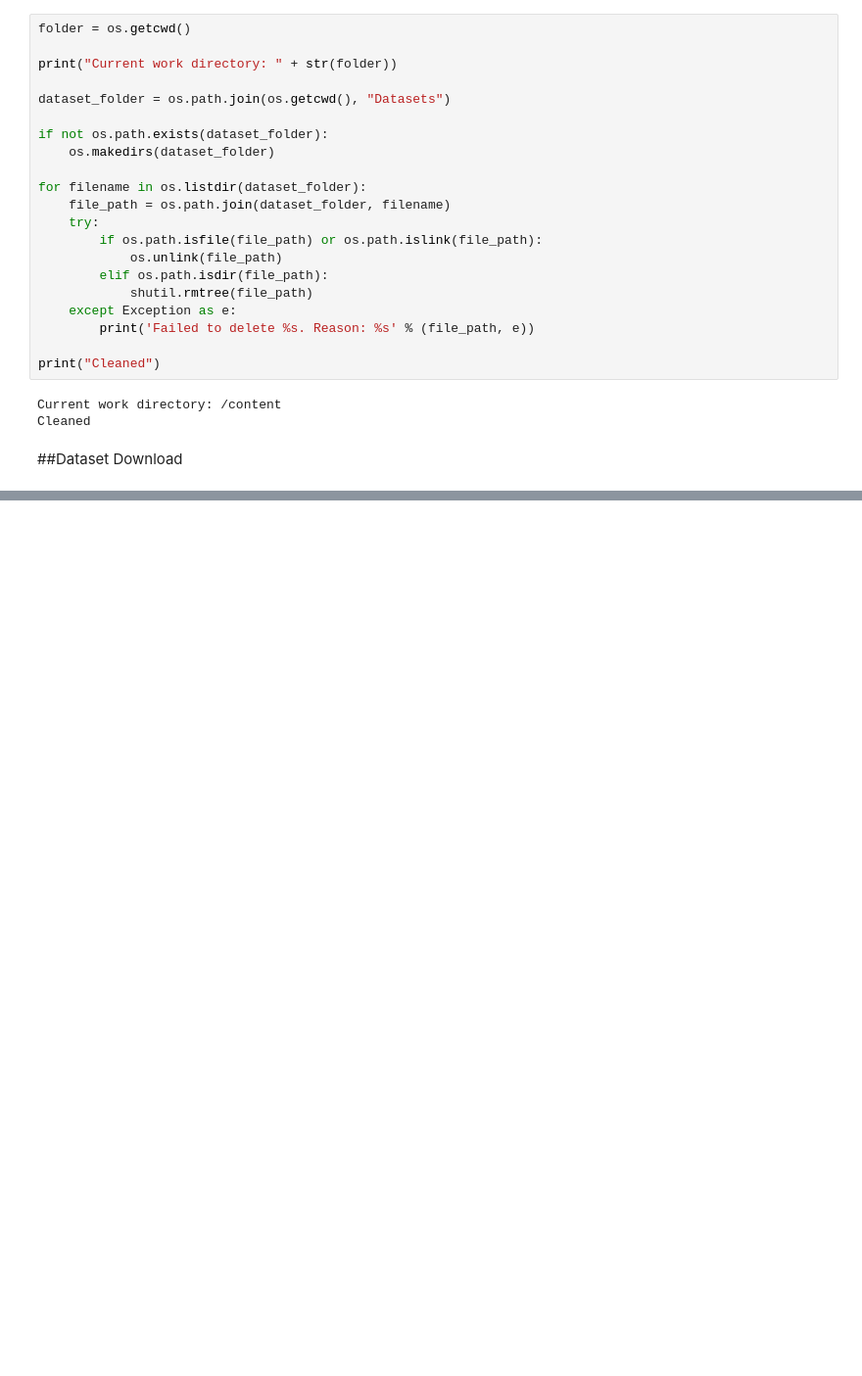
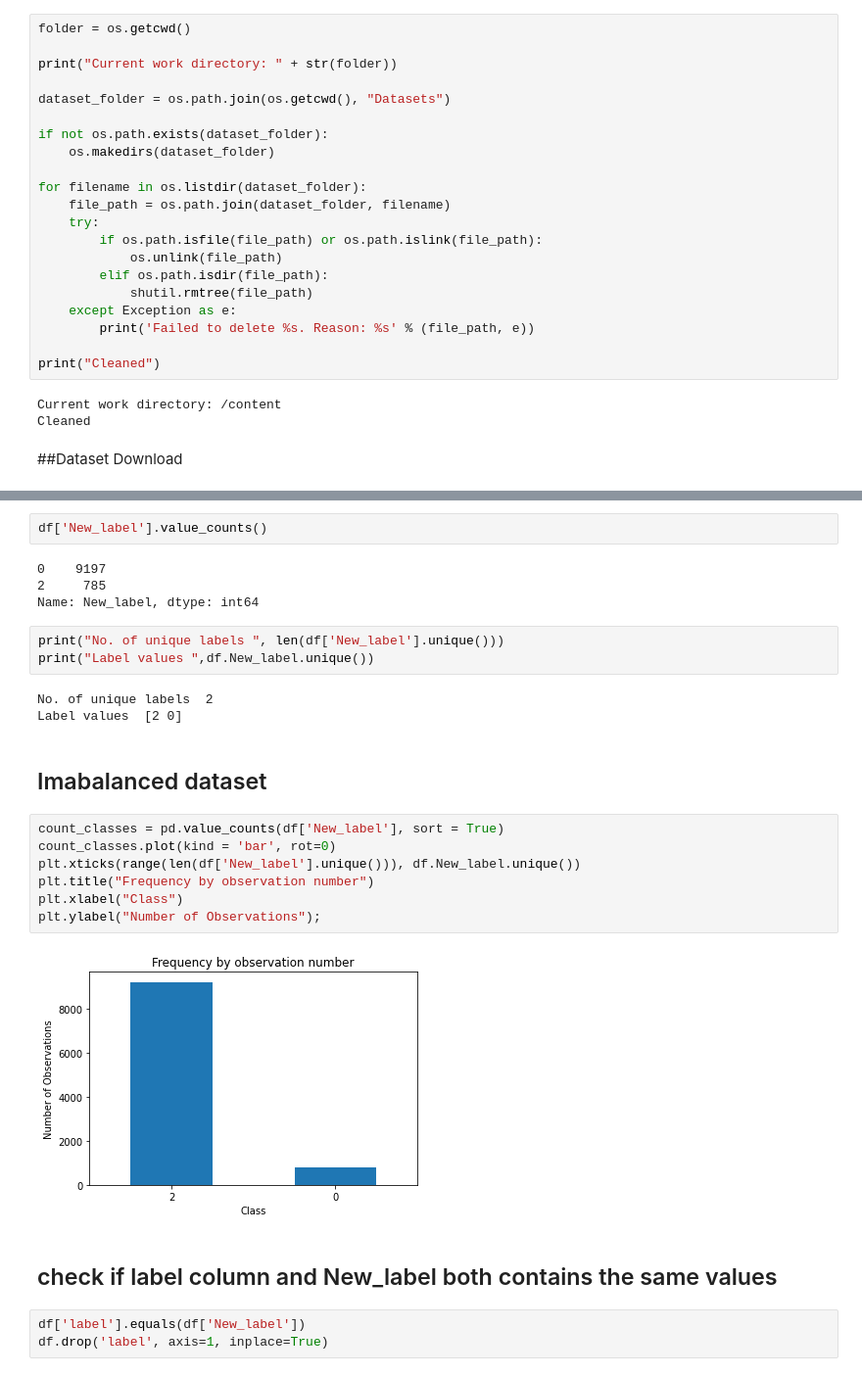
Before and after one commit to LIA-UniBo/Ai-in-industry, a Jupyter notebook: AI_in_industry.ipynb, the cells around one changed output, grey strips where cells are left out. Shown at 98% size. Saved outputs shown, nothing was run; the diff lists cells and outputs as text; blank space fills up the shorter version.

```diff
--- a/AI_in_industry.ipynb
+++ b/AI_in_industry.ipynb
@@ -96,0 +124,28 @@ df.head(5)
+# %%
+df['New_label'].value_counts()
+# %% [output]
+0    9197
+2     785
+Name: New_label, dtype: int64
+# %%
+print("No. of unique labels ", len(df['New_label'].unique()))
+print("Label values ",df.New_label.unique())
+# %% [output]
+No. of unique labels  2
+Label values  [2 0]
+# %% [markdown]
+## Imabalanced dataset
+# %%
+count_classes = pd.value_counts(df['New_label'], sort = True)
+count_classes.plot(kind = 'bar', rot=0)
+plt.xticks(range(len(df['New_label'].unique())), df.New_label.unique())
+plt.title("Frequency by observation number")
+plt.xlabel("Class")
+plt.ylabel("Number of Observations");
+# %% [output]
+[figure, added]
+# %% [markdown]
+## check if label column and New_label both contains the same values
+# %%
+df['label'].equals(df['New_label'])
+df.drop('label', axis=1, inplace=True)
```
Also changed, not shown: parts of 7 cells of this notebook.
